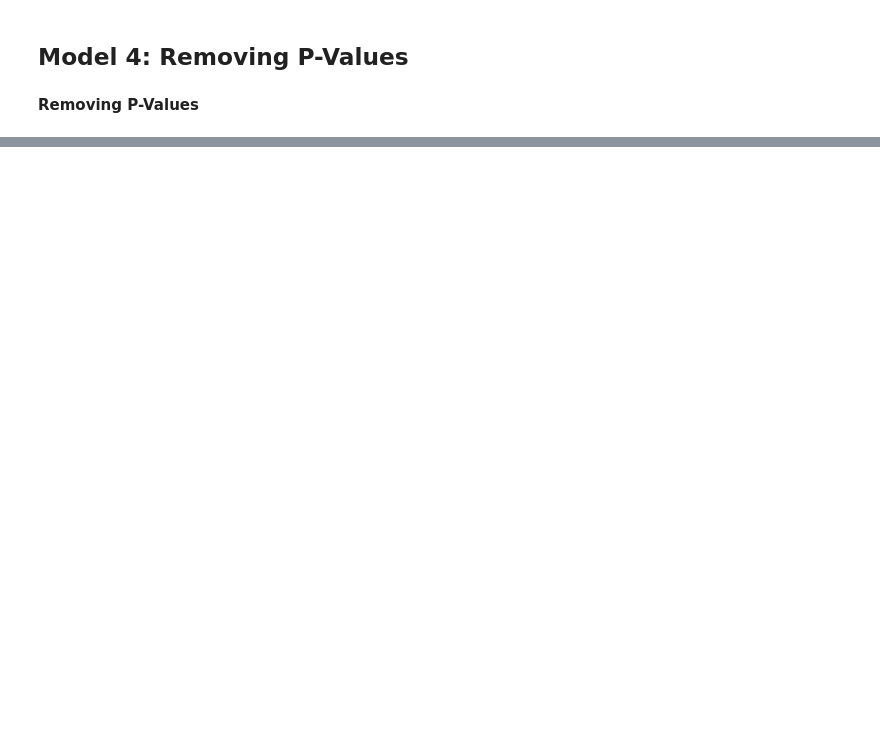
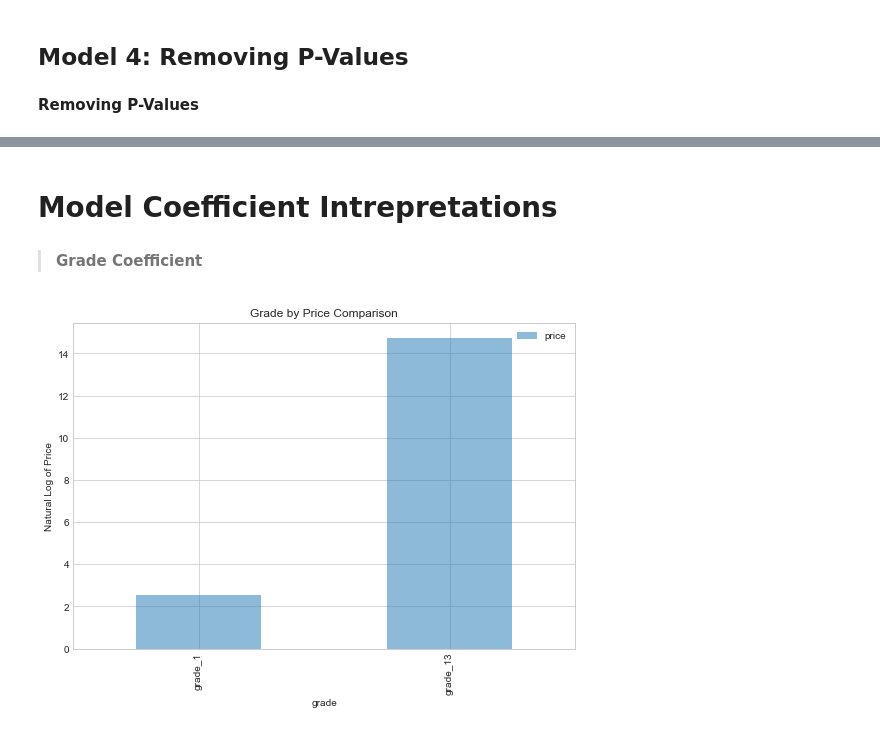
Before and after one commit to hpatel530/dsc-mod-2-project-v2-1-onl01-dtsc-ft-070620, a Jupyter notebook: student.ipynb, the cells around one changed output, grey strips where cells are left out. Cells and saved outputs as stored; diff of their text form; code cells hidden in the pictures; blank space fills up the shorter version.

```diff
--- a/student.ipynb
+++ b/student.ipynb
@@ -1014,0 +1074,20 @@ plt.show()
+# %% [markdown]
+ # Model Coefficient Intrepretations
+# %% [markdown]
+>**Grade Coefficient**
+# %%
+g_1_p = np.log(df_preprocessed.iloc[3220,:]['price'])
+
+# Create dataframe to house comparison data
+g_13_p = train_df[train_df['grade_13'] == 1]['price'].values[0]
+grd = pd.DataFrame([{'grade':'grade_1','price': g_1_p},{'grade':'grade_13','price': g_13_p}])
+grd['price_t'] = grd['price'].map(lambda x: np.exp(x))
+grd.reset_index()
+
+with plt.style.context('seaborn-whitegrid'):
+    grd.plot.bar('grade', 'price', alpha=0.5, figsize=(9,6))
+    plt.ylabel('Natural Log of Price')
+    plt.title('Grade by Price Comparison')
+    plt.show()
+# %% [output]
+[figure, added]
```
Also changed, not shown: parts of 36 cells of this notebook.
